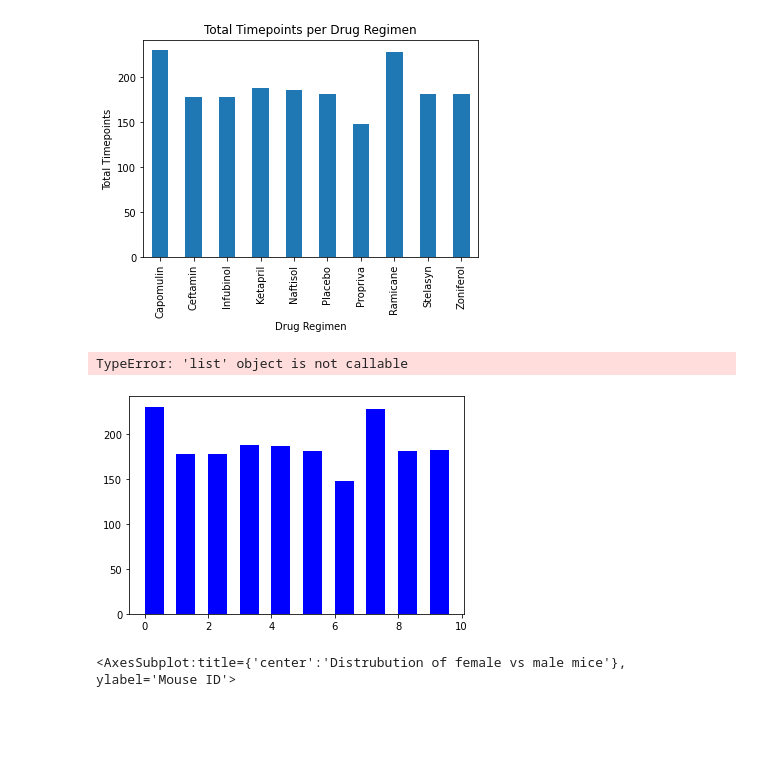
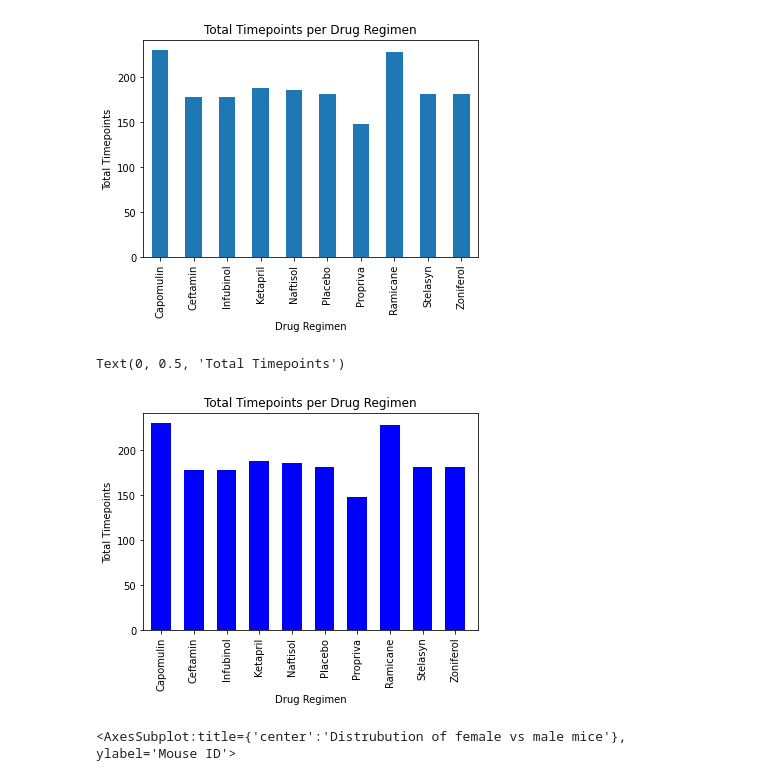
Before and after one commit to jillpeloquin13/Matplotlib, a Jupyter notebook: Pymaceuticals_main.ipynb, the cells around one changed output. Saved outputs shown, nothing was run; the diff lists cells and outputs as text; code cells hidden in the pictures; blank space fills up the shorter version.

```diff
--- a/Pymaceuticals_main.ipynb
+++ b/Pymaceuticals_main.ipynb
@@ -180,17 +180,17 @@ Grouped_Regimen_df.plot(kind="bar", y='Timepoint', xlabel="Drug Regimen", ylabel
 # %%
 # Generate a bar plot showing the total number of timepoints for all mice tested for each drug regimen using pyplot.
 x_axis = np.arange(len(Grouped_Regimen_df))
 tick_locations = [value+0.3 for value in x_axis]
 plt.figure(figsize=(6,4))
 plt.bar(x_axis, Grouped_Regimen_df["Timepoint"], color='b', alpha=1, align="edge", width=0.6)
-plt.xticks(tick_locations, list(Grouped_Regimen_df.index), rotation="vertical")
+plt.xticks(tick_locations, Grouped_Regimen_df.index, rotation="vertical")
 plt.xlim(-0.25, len(x_axis))
 plt.title("Total Timepoints per Drug Regimen")
 plt.xlabel("Drug Regimen")
 plt.ylabel("Total Timepoints")
 # %% [output]
-TypeError: 'list' object is not callable
+Text(0, 0.5, 'Total Timepoints')
-[figure, old version]
+[figure, new version]
 # %%
 # Generate a pie plot showing the distribution of female versus male mice using Pandas
 combined_study_clean_df.groupby(['Sex']).count().plot(kind='pie', legend=False, y='Mouse ID', shadow = True, startangle=90, title='Distrubution of female vs male mice', autopct='%1.1f%%', colors = ['red', 'lightblue'])
```
Also changed, not shown: parts of 1 cell of this notebook.
